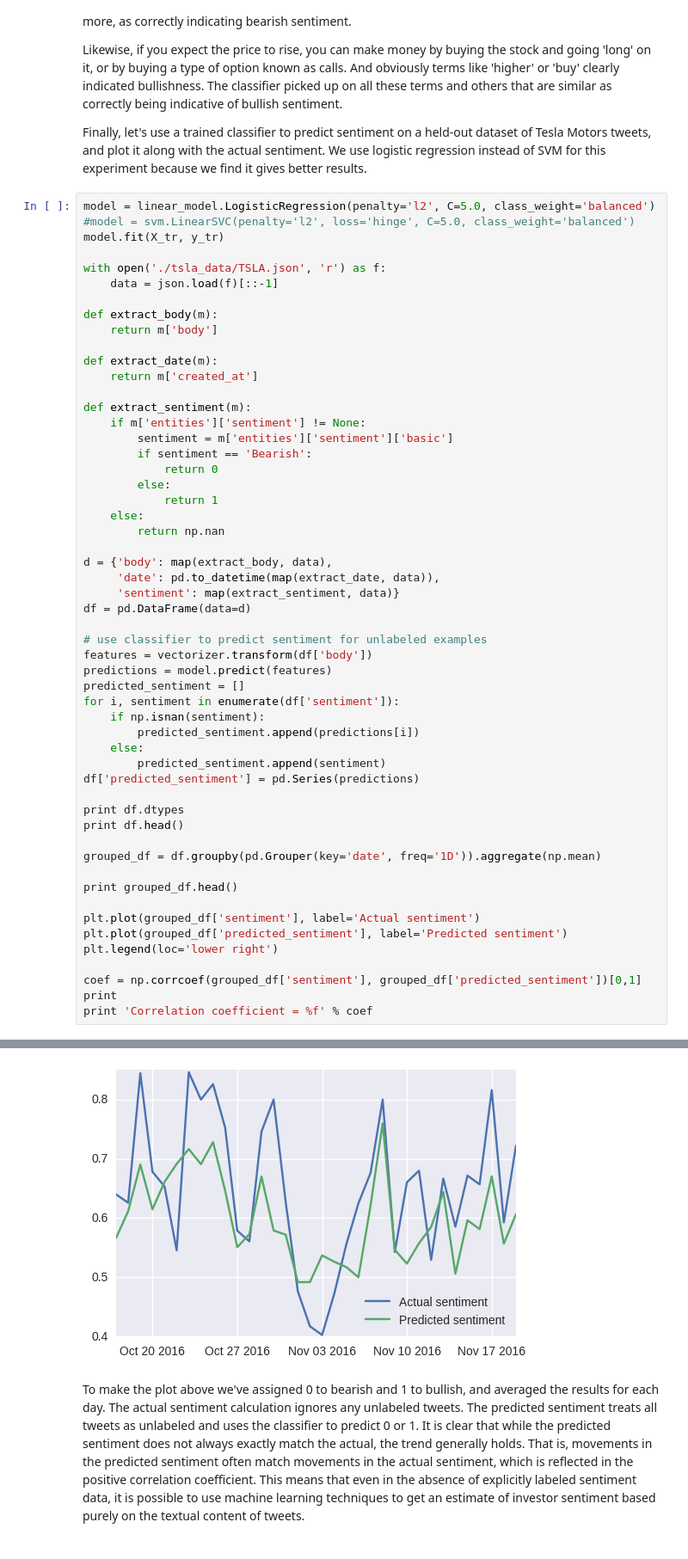
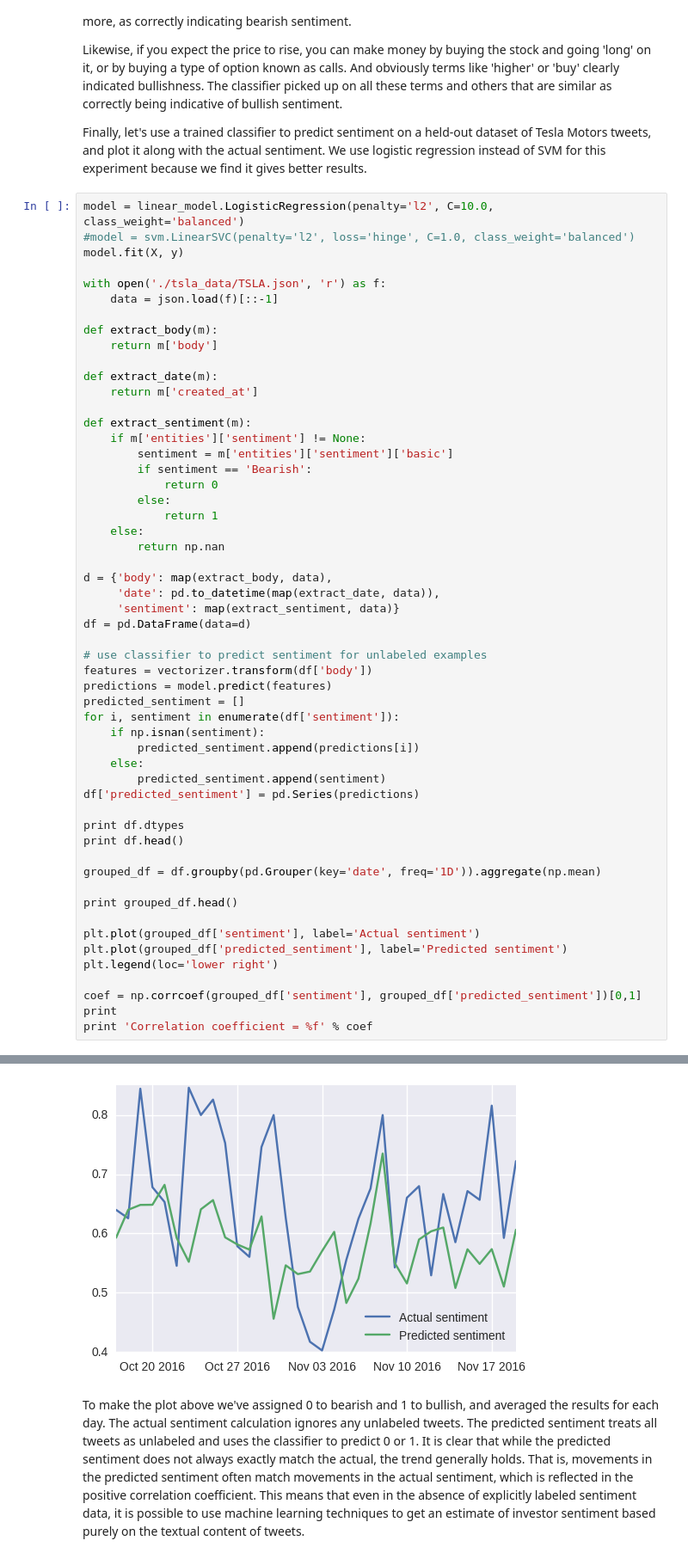
Before and after one commit to Frank-node/stocktwits_analysis, a Jupyter notebook: stocktwits_analysis.ipynb, the cells around one changed output, grey strips where cells are left out. Shown at 86% size. Saved outputs shown, nothing was run; the diff lists cells and outputs as text.

```diff
--- a/stocktwits_analysis.ipynb
+++ b/stocktwits_analysis.ipynb
@@ -514,9 +508,9 @@ Likewise, if you expect the price to rise, you can make money by buying the stoc
 
 Finally, let's use a trained classifier to predict sentiment on a held-out dataset of Tesla Motors tweets, and plot it along with the actual sentiment. We use logistic regression instead of SVM for this experiment because we find it gives better results.
 # %%
-model = linear_model.LogisticRegression(penalty='l2', C=5.0, class_weight='balanced')
-#model = svm.LinearSVC(penalty='l2', loss='hinge', C=5.0, class_weight='balanced')
-model.fit(X_tr, y_tr)
+model = linear_model.LogisticRegression(penalty='l2', C=10.0, class_weight='balanced')
+#model = svm.LinearSVC(penalty='l2', loss='hinge', C=1.0, class_weight='balanced')
+model.fit(X, y)
 
 with open('./tsla_data/TSLA.json', 'r') as f:
     data = json.load(f)[::-1]
@@ -588,3 +582,3 @@ Correlation coefficient = 0.749491
-[figure, old version]
+[figure, new version]
 # %% [markdown]
 To make the plot above we've assigned 0 to bearish and 1 to bullish, and averaged the results for each day. The actual sentiment calculation ignores any unlabeled tweets. The predicted sentiment treats all tweets as unlabeled and uses the classifier to predict 0 or 1. It is clear that while the predicted sentiment does not always exactly match the actual, the trend generally holds. That is, movements in the predicted sentiment often match movements in the actual sentiment, which is reflected in the positive correlation coefficient. This means that even in the absence of explicitly labeled sentiment data, it is possible to use machine learning techniques to get an estimate of investor sentiment based purely on the textual content of tweets.
```
Also changed, not shown: parts of 12 cells of this notebook.
